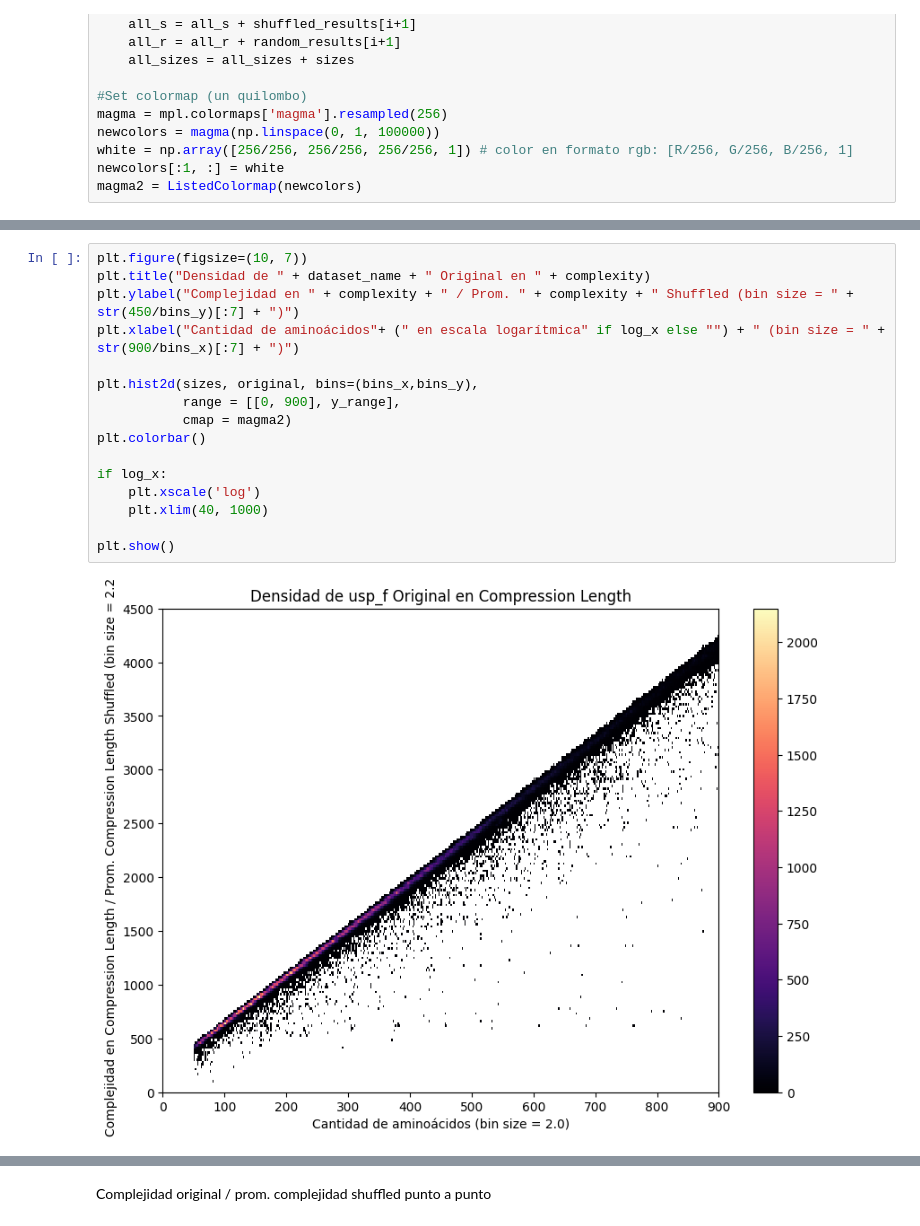
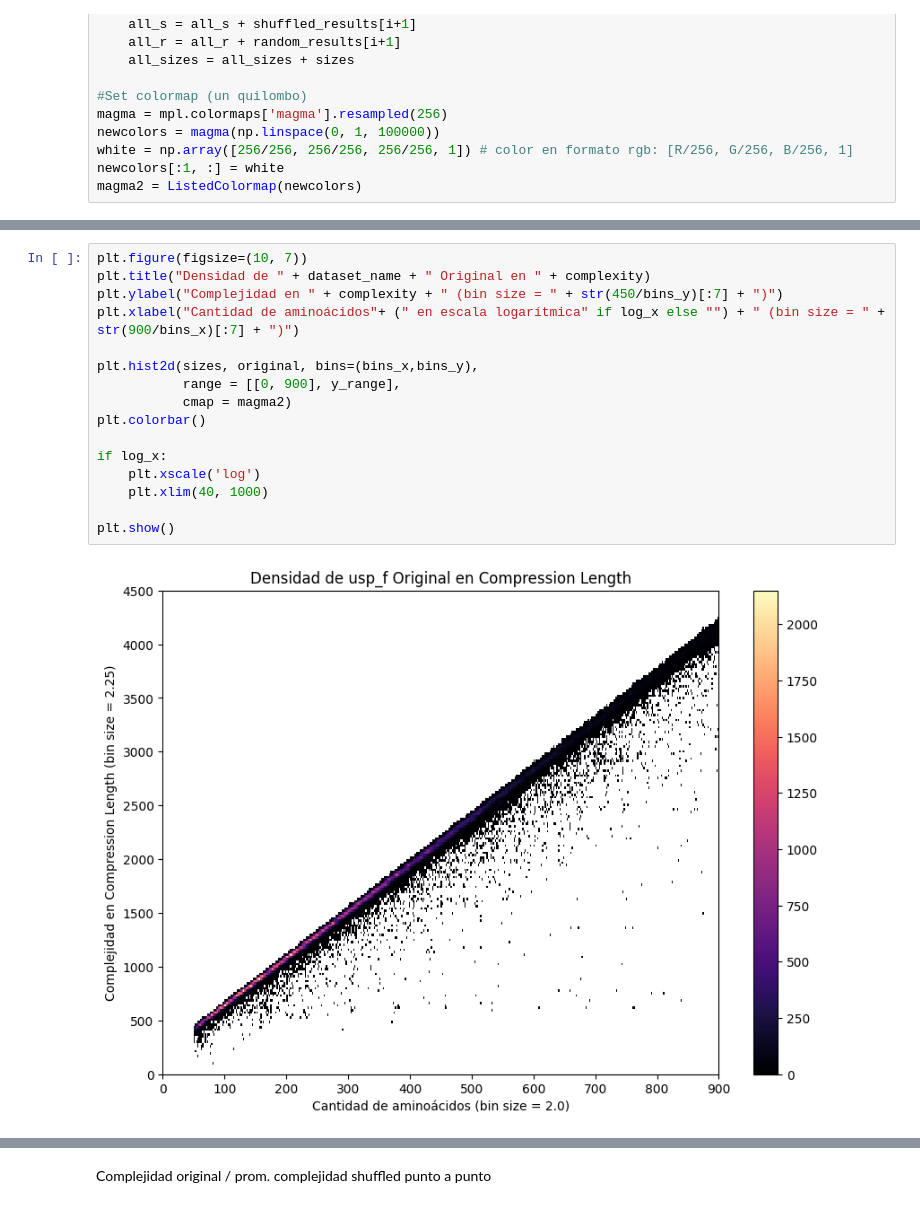
Before and after one commit to marianoOca/tesis, a Jupyter notebook: ploting.ipynb, the cells around one changed output, grey strips where cells are left out. Drawn from its saved outputs; the diff is of its cells as text.

```diff
--- a/ploting.ipynb
+++ b/ploting.ipynb
@@ -210,18 +245,18 @@ magma2 = ListedColormap(newcolors)
 # %%
 plt.figure(figsize=(10, 7))
 plt.title("Densidad de " + dataset_name + " Original en " + complexity)
-plt.ylabel("Complejidad en " + complexity + " / Prom. " + complexity + " Shuffled (bin size = " + str(450/bins_y)[:7] + ")")
+plt.ylabel("Complejidad en " + complexity + " (bin size = " + str(450/bins_y)[:7] + ")")
 plt.xlabel("Cantidad de aminoácidos"+ (" en escala logarítmica" if log_x else "") + " (bin size = " + str(900/bins_x)[:7] + ")")
 
 plt.hist2d(sizes, original, bins=(bins_x,bins_y),
            range = [[0, 900], y_range],
            cmap = magma2)
 plt.colorbar()
 
 if log_x:
     plt.xscale('log')
     plt.xlim(40, 1000)
 
 plt.show()
 # %% [output]
-[figure, old version]
+[figure, new version]
```
Also changed, not shown: parts of 11 cells of this notebook, 3 other files.
